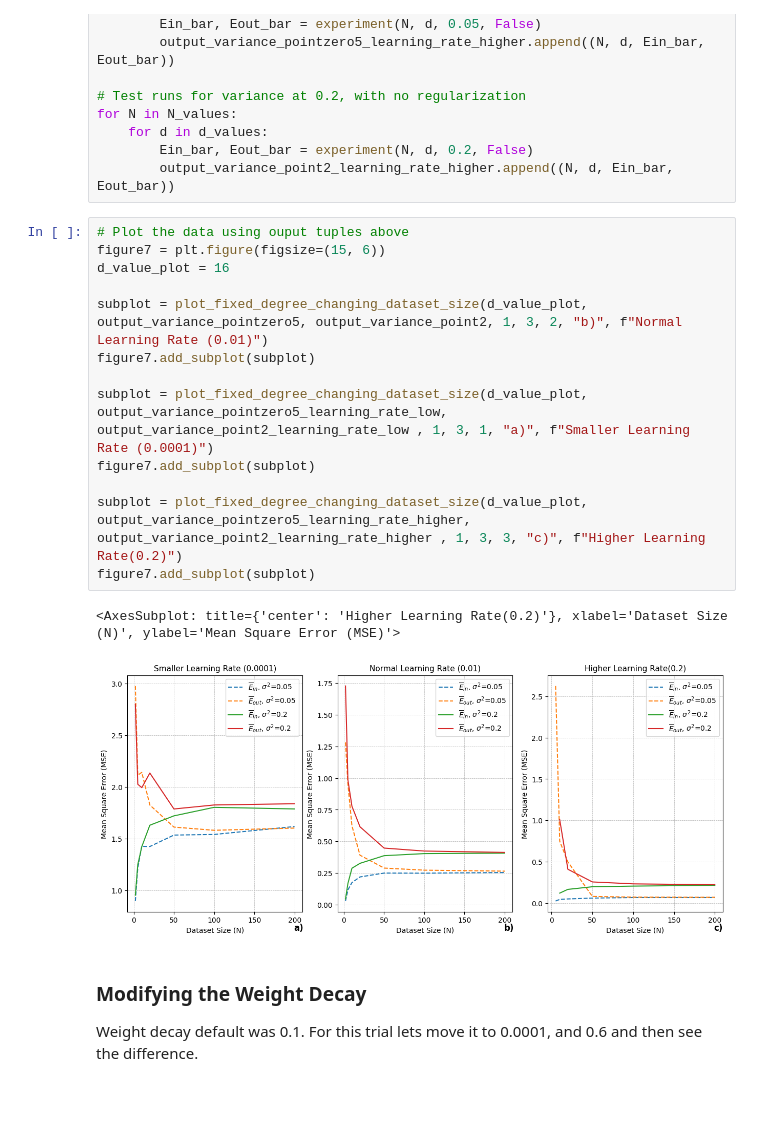
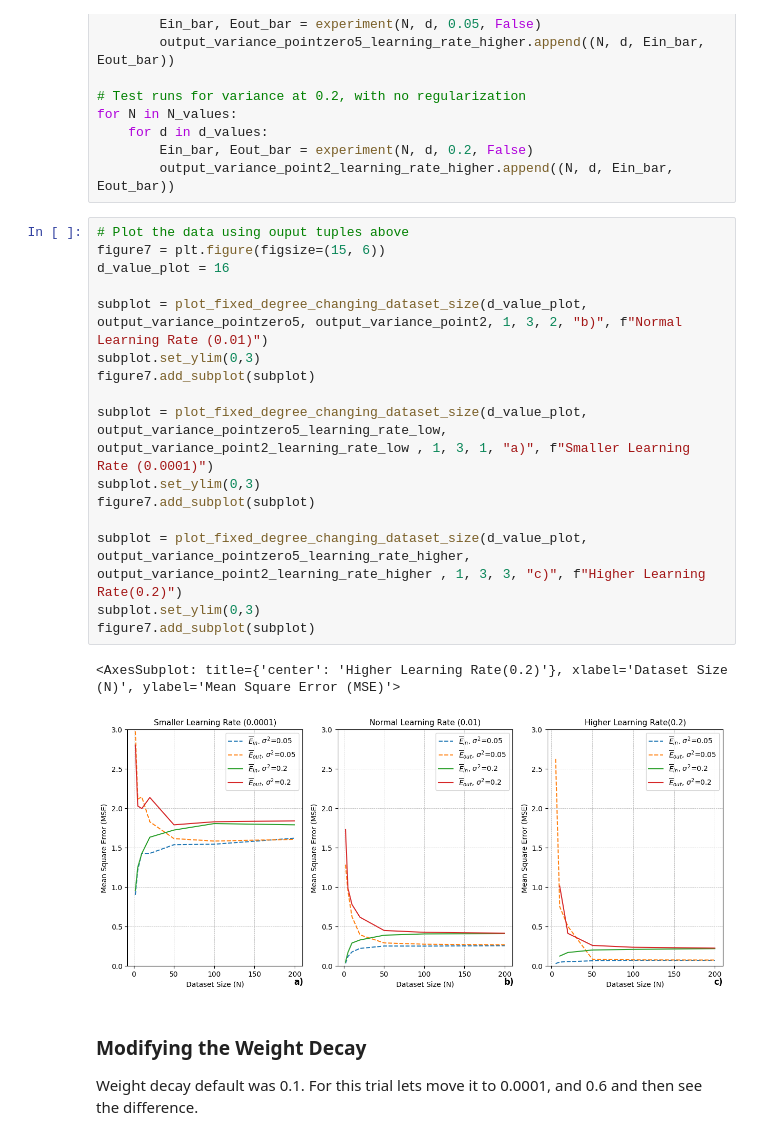
Before and after one commit to nathanbowness/CSI5340Assignments, a Jupyter notebook: Assignment1/Assignment1_Code.ipynb, the cells around one changed output. Saved outputs shown, nothing was run; the diff lists cells and outputs as text; blank space fills up the shorter version.

```diff
--- a/Assignment1/Assignment1_Code.ipynb
+++ b/Assignment1/Assignment1_Code.ipynb
@@ -347,19 +347,22 @@ for N in N_values:
 # %%
 # Plot the data using ouput tuples above
 figure7 = plt.figure(figsize=(15, 6))
 d_value_plot = 16
 
 subplot = plot_fixed_degree_changing_dataset_size(d_value_plot, output_variance_pointzero5, output_variance_point2, 1, 3, 2, "b)", f"Normal Learning Rate (0.01)")
+subplot.set_ylim(0,3)
 figure7.add_subplot(subplot)
 
 subplot = plot_fixed_degree_changing_dataset_size(d_value_plot, output_variance_pointzero5_learning_rate_low, output_variance_point2_learning_rate_low , 1, 3, 1, "a)", f"Smaller Learning Rate (0.0001)")
+subplot.set_ylim(0,3)
 figure7.add_subplot(subplot)
 
 subplot = plot_fixed_degree_changing_dataset_size(d_value_plot, output_variance_pointzero5_learning_rate_higher, output_variance_point2_learning_rate_higher , 1, 3, 3, "c)", f"Higher Learning Rate(0.2)")
+subplot.set_ylim(0,3)
 figure7.add_subplot(subplot)
 # %% [output]
 <AxesSubplot: title={'center': 'Higher Learning Rate(0.2)'}, xlabel='Dataset Size (N)', ylabel='Mean Square Error (MSE)'>
-[figure, old version]
+[figure, new version]
 # %% [markdown]
 ### Modifying the Weight Decay
 Weight decay default was 0.1. For this trial lets move it to 0.0001, and 0.6 and then see the difference.
```
